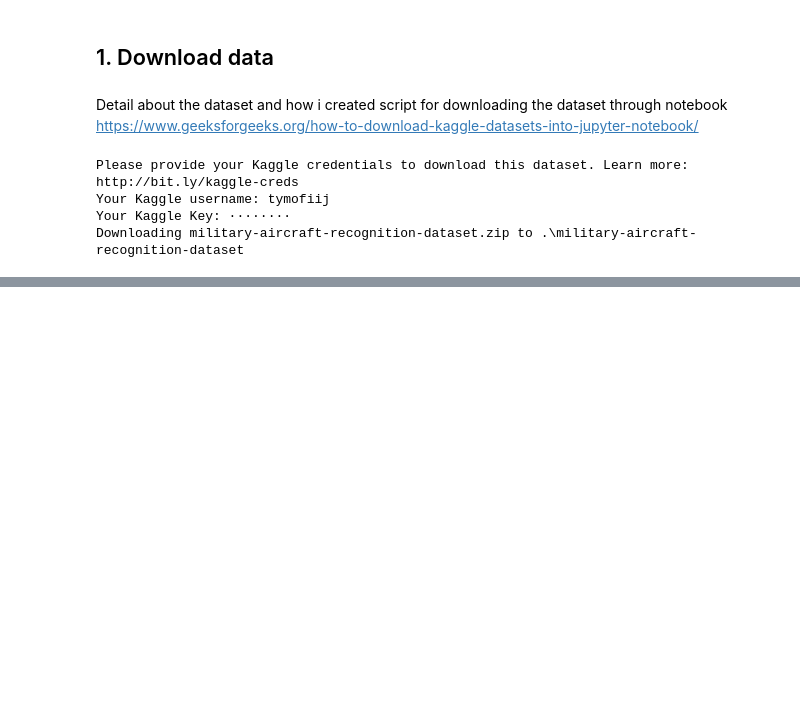
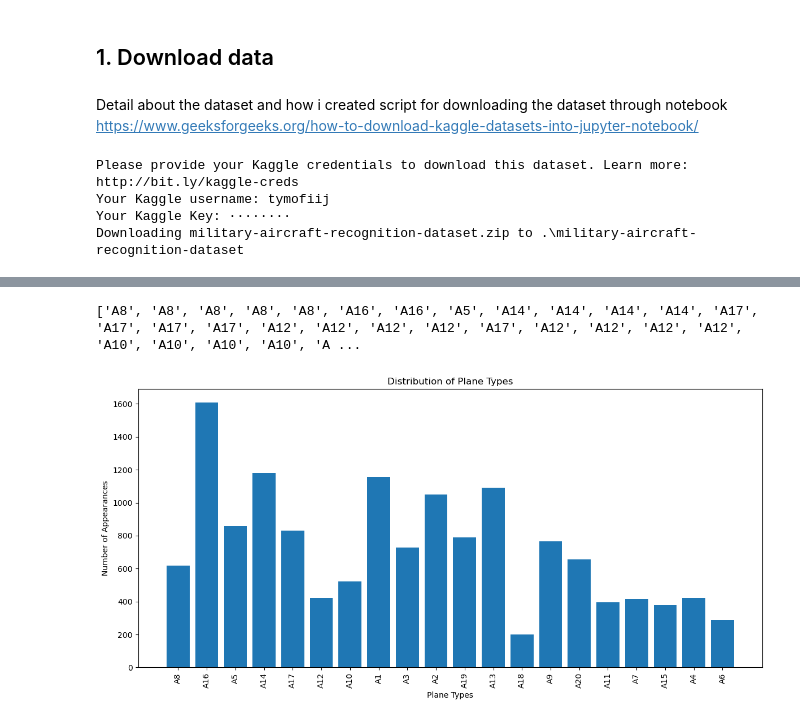
Before and after one commit to TimofiyJ/ML_Aircraft, a Jupyter notebook: main.ipynb, the cells around one changed output, grey strips where cells are left out. Cells and saved outputs as stored; diff of their text form; code cells hidden in the pictures; blank space fills up the shorter version.

```diff
--- a/main.ipynb
+++ b/main.ipynb
@@ -22,0 +50,35 @@ Downloading military-aircraft-recognition-dataset.zip to .\military-aircraft-rec
+# %%
+with open('military-aircraft-recognition-dataset/ImageSets/Main/test.txt', 'r') as file:
+    numbers = [int(line.strip()) for line in file]
+    names = []
+    for i in numbers:
+        annotation = annotations_horizontal_boxes[i]
+        tree = ET.parse(annotation)
+        root = tree.getroot()
+        for object_element in root.findall('.//object'):
+            name_element = object_element.find('name')
+            if name_element is not None:
+                names.append(name_element.text)
+    print(names)
+# %% [output]
+['A8', 'A8', 'A8', 'A8', 'A8', 'A16', 'A16', 'A5', 'A14', 'A14', 'A14', 'A14', 'A17', 'A17', 'A17', 'A17', 'A12', 'A12', 'A12', 'A12', 'A17', 'A12', 'A12', 'A12', 'A12', 'A10', 'A10', 'A10', 'A10', 'A ...
+# %%
+counter = Counter(names)
+
+# Extract unique types and their counts
+types = list(counter.keys())
+counts = list(counter.values())
+
+# Create a bar chart
+plt.figure(figsize=(12, 6))
+plt.bar(types, counts)
+plt.xlabel('Plane Types')
+plt.ylabel('Number of Appearances')
+plt.title('Distribution of Plane Types')
+plt.xticks(rotation=90)  # Rotate x-axis labels for readability
+plt.tight_layout()
+
+# Show the plot
+plt.show()
+# %% [output]
+[figure, added]
```
Also changed, not shown: parts of 7 cells of this notebook.
